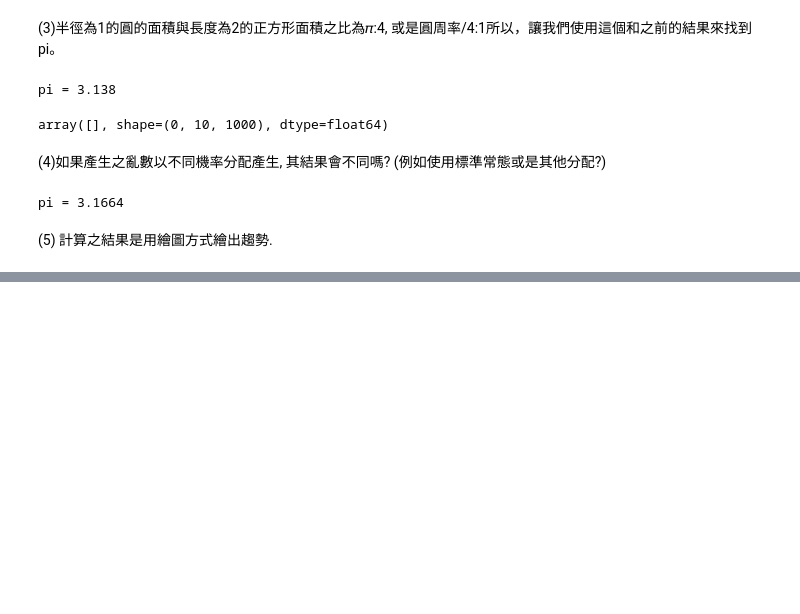
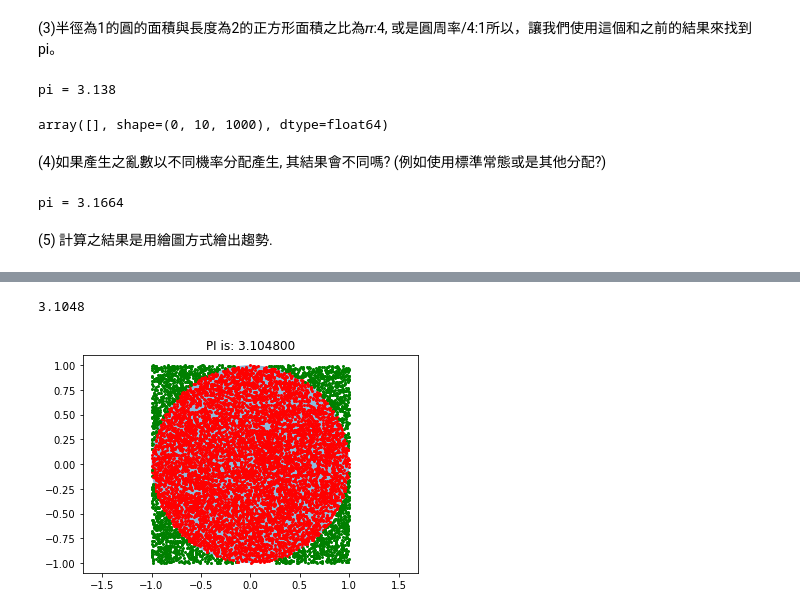
Before and after one commit to ychsu1004/homework, a Jupyter notebook: 大數據分析與應用/Week 3 home work.ipynb, the cells around one changed output, grey strips where cells are left out. Saved outputs shown, nothing was run; the diff lists cells and outputs as text; code cells hidden in the pictures; blank space fills up the shorter version.

```diff
--- a/大數據分析與應用/Week 3 home work.ipynb
+++ b/大數據分析與應用/Week 3 home work.ipynb
@@ -192,0 +67,42 @@ pi:  3.1496
+# %%
+import math
+import numpy as np
+import matplotlib.pyplot as plt
+from matplotlib.patches import Circle
+
+m = 10000
+# 圆的信息
+r = 1.0         # 半径
+a, b = (0., 0.) # 圆心
+
+# 正方形区域边界
+x_min, x_max = a-r, a+r
+y_min, y_max = b-r, b+r
+n = 0
+x = np.random.uniform(x_min,x_max,m)
+y = np.random.uniform(y_min,y_max,m)
+
+d = np.sqrt((x)**2 + (y)**2)
+
+total = np.where(d<=1.0,1,0)
+n = np.sum(total)
+pi = 4 * n / m
+print(pi)
+fig = plt.figure()
+axes = fig.add_subplot(111)
+axes.set_title('PI is: %f'  %pi)    # 標題
+for i in range(len(total)):
+    if total[i] == 1:
+        axes.plot(x[i], y[i],'ro',markersize = 2)  # 圓內顏色
+    else:
+        axes.plot(x[i], y[i],'go',markersize = 2)  # 圓外顏色
+
+plt.axis('equal') # 防止圖像變形
+
+circle = Circle(xy=(a,b), radius=r, alpha=0.5)
+axes.add_patch(circle)
+
+plt.show()
+# %% [output]
+3.1048
+[figure, added]
```
Also changed, not shown: parts of 3 cells of this notebook, 2 other files.
